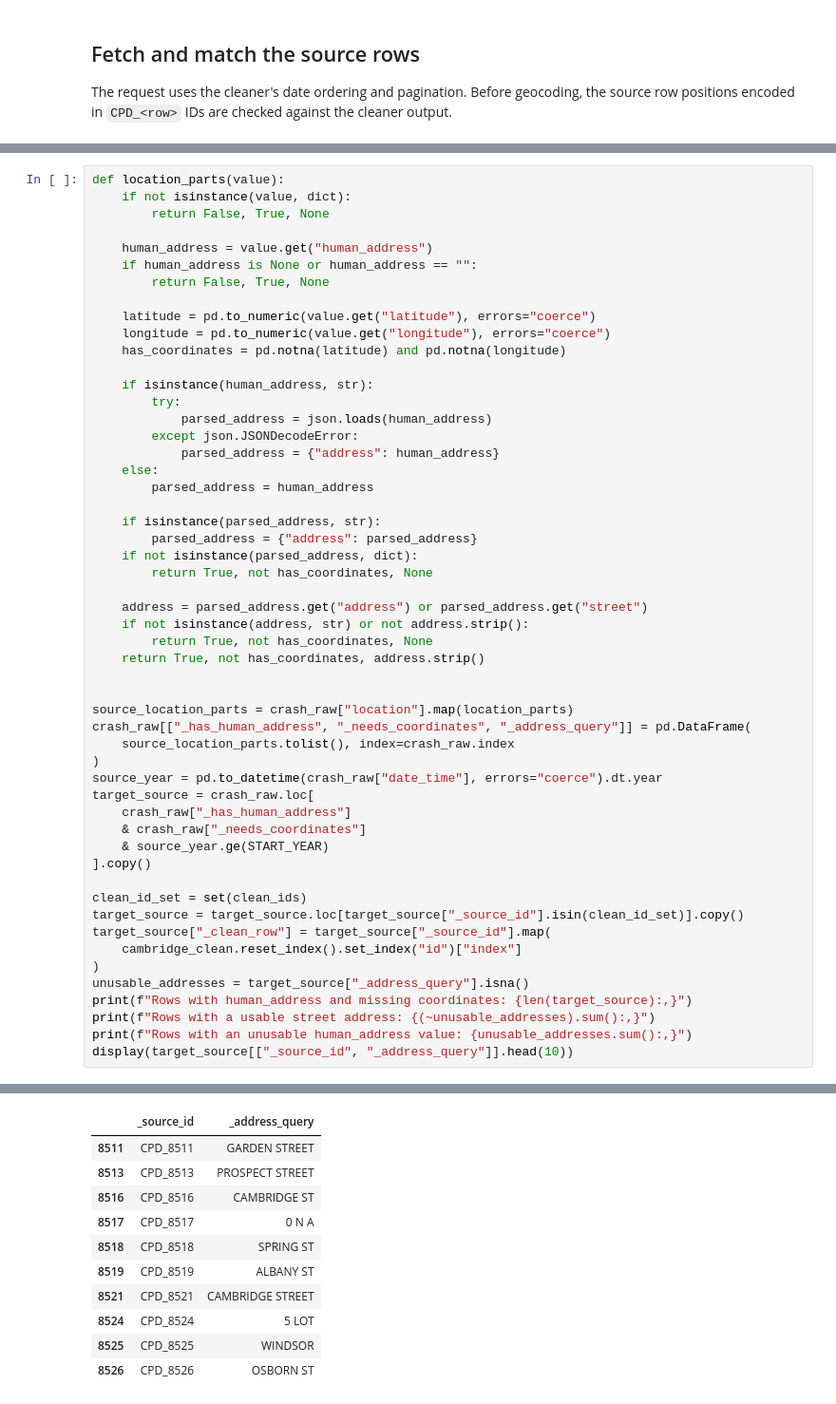
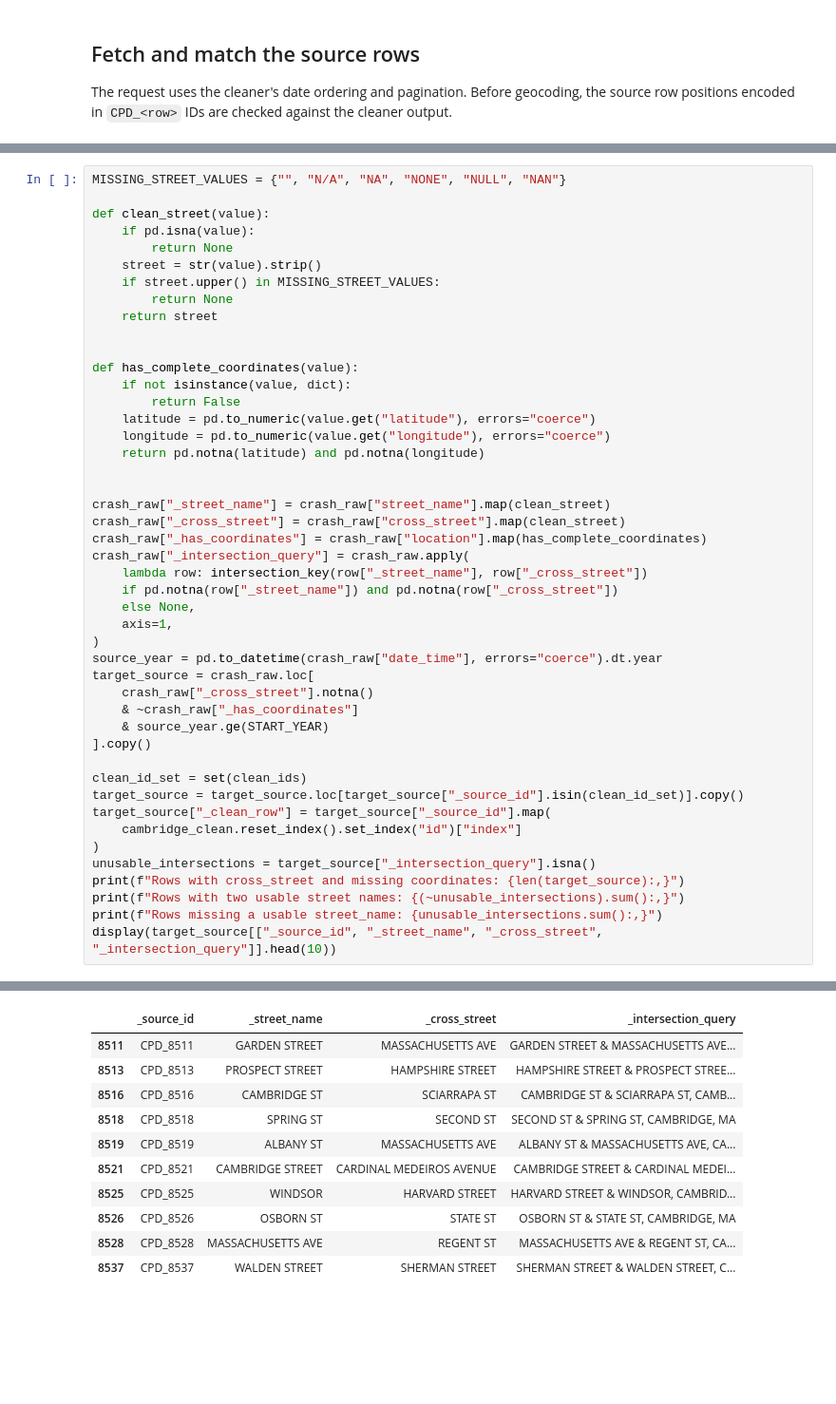
Before and after one commit to Johannes2755/mass-crash-map, a Jupyter notebook: data/cambridge-police-crashes-human-address-geocoder.ipynb, the cells around one changed output, grey strips where cells are left out. Shown at 95% size. Drawn from its saved outputs; the diff is of its cells as text; blank space fills up the shorter version.

```diff
--- a/data/cambridge-police-crashes-human-address-geocoder.ipynb
+++ b/data/cambridge-police-crashes-human-address-geocoder.ipynb
@@ -148,43 +155,36 @@ Only records from 2021 onward with a `human_address` and at least one missing co
 # %%
-def location_parts(value):
+MISSING_STREET_VALUES = {"", "N/A", "NA", "NONE", "NULL", "NAN"}
+
+def clean_street(value):
+    if pd.isna(value):
+        return None
+    street = str(value).strip()
+    if street.upper() in MISSING_STREET_VALUES:
+        return None
+    return street
+
+
+def has_complete_coordinates(value):
     if not isinstance(value, dict):
-        return False, True, None
-
-    human_address = value.get("human_address")
-    if human_address is None or human_address == "":
-        return False, True, None
-
+        return False
     latitude = pd.to_numeric(value.get("latitude"), errors="coerce")
     longitude = pd.to_numeric(value.get("longitude"), errors="coerce")
-    has_coordinates = pd.notna(latitude) and pd.notna(longitude)
-
-    if isinstance(human_address, str):
-        try:
-            parsed_address = json.loads(human_address)
-        except json.JSONDecodeError:
-            parsed_address = {"address": human_address}
-    else:
-        parsed_address = human_address
-
-    if isinstance(parsed_address, str):
-        parsed_address = {"address": parsed_address}
-    if not isinstance(parsed_address, dict):
-        return True, not has_coordinates, None
-
-    address = parsed_address.get("address") or parsed_address.get("street")
-    if not isinstance(address, str) or not address.strip():
-        return True, not has_coordinates, None
-    return True, not has_coordinates, address.strip()
+    return pd.notna(latitude) and pd.notna(longitude)
 
 
-source_location_parts = crash_raw["location"].map(location_parts)
-crash_raw[["_has_human_address", "_needs_coordinates", "_address_query"]] = pd.DataFrame(
-    source_location_parts.tolist(), index=crash_raw.index
+crash_raw["_street_name"] = crash_raw["street_name"].map(clean_street)
+crash_raw["_cross_street"] = crash_raw["cross_street"].map(clean_street)
+crash_raw["_has_coordinates"] = crash_raw["location"].map(has_complete_coordinates)
+crash_raw["_intersection_query"] = crash_raw.apply(
+    lambda row: intersection_key(row["_street_name"], row["_cross_street"])
+    if pd.notna(row["_street_name"]) and pd.notna(row["_cross_street"])
+    else None,
+    axis=1,
 )
 source_year = pd.to_datetime(crash_raw["date_time"], errors="coerce").dt.year
 target_source = crash_raw.loc[
-    crash_raw["_has_human_address"]
-    & crash_raw["_needs_coordinates"]
+    crash_raw["_cross_street"].notna()
+    & ~crash_raw["_has_coordinates"]
     & source_year.ge(START_YEAR)
 ].copy()
 
@@ -193,9 +193,9 @@ target_source = target_source.loc[target_source["_source_id"].isin(clean_id_set)
 target_source["_clean_row"] = target_source["_source_id"].map(
     cambridge_clean.reset_index().set_index("id")["index"]
 )
-unusable_addresses = target_source["_address_query"].isna()
-print(f"Rows with human_address and missing coordinates: {len(target_source):,}")
-print(f"Rows with a usable street address: {(~unusable_addresses).sum():,}")
-print(f"Rows with an unusable human_address value: {unusable_addresses.sum():,}")
-display(target_source[["_source_id", "_address_query"]].head(10))
+unusable_intersections = target_source["_intersection_query"].isna()
+print(f"Rows with cross_street and missing coordinates: {len(target_source):,}")
+print(f"Rows with two usable street names: {(~unusable_intersections).sum():,}")
+print(f"Rows missing a usable street_name: {unusable_intersections.sum():,}")
+display(target_source[["_source_id", "_street_name", "_cross_street", "_intersection_query"]].head(10))
 # %% [output]
@@ -205,14 +205,14 @@ Rows with an unusable human_address value: 0
-|  | _source_id | _address_query |
-| 8511 | CPD_8511 | GARDEN STREET |
-| 8513 | CPD_8513 | PROSPECT STREET |
-| 8516 | CPD_8516 | CAMBRIDGE ST |
-| 8517 | CPD_8517 | 0 N A |
-| 8518 | CPD_8518 | SPRING ST |
-| 8519 | CPD_8519 | ALBANY ST |
-| 8521 | CPD_8521 | CAMBRIDGE STREET |
-| 8524 | CPD_8524 | 5 LOT |
-| 8525 | CPD_8525 | WINDSOR |
-| 8526 | CPD_8526 | OSBORN ST |
+|  | _source_id | _street_name | _cross_street | _intersection_query |
+| 8511 | CPD_8511 | GARDEN STREET | MASSACHUSETTS AVE | GARDEN STREET & MASSACHUSETTS AVE... |
+| 8513 | CPD_8513 | PROSPECT STREET | HAMPSHIRE STREET | HAMPSHIRE STREET & PROSPECT STREE... |
+| 8516 | CPD_8516 | CAMBRIDGE ST | SCIARRAPA ST | CAMBRIDGE ST & SCIARRAPA ST, CAMB... |
+| 8518 | CPD_8518 | SPRING ST | SECOND ST | SECOND ST & SPRING ST, CAMBRIDGE, MA |
+| 8519 | CPD_8519 | ALBANY ST | MASSACHUSETTS AVE | ALBANY ST & MASSACHUSETTS AVE, CA... |
+| 8521 | CPD_8521 | CAMBRIDGE STREET | CARDINAL MEDEIROS AVENUE | CAMBRIDGE STREET & CARDINAL MEDEI... |
+| 8525 | CPD_8525 | WINDSOR | HARVARD STREET | HARVARD STREET & WINDSOR, CAMBRID... |
+| 8526 | CPD_8526 | OSBORN ST | STATE ST | OSBORN ST & STATE ST, CAMBRIDGE, MA |
+| 8528 | CPD_8528 | MASSACHUSETTS AVE | REGENT ST | MASSACHUSETTS AVE & REGENT ST, CA... |
+| 8537 | CPD_8537 | WALDEN STREET | SHERMAN STREET | SHERMAN STREET & WALDEN STREET, C... |
 # %% [markdown]
 ## Geocode, apply in-bounds matches, and save
 
```
Also changed, not shown: parts of 9 cells of this notebook, 6 other files.
